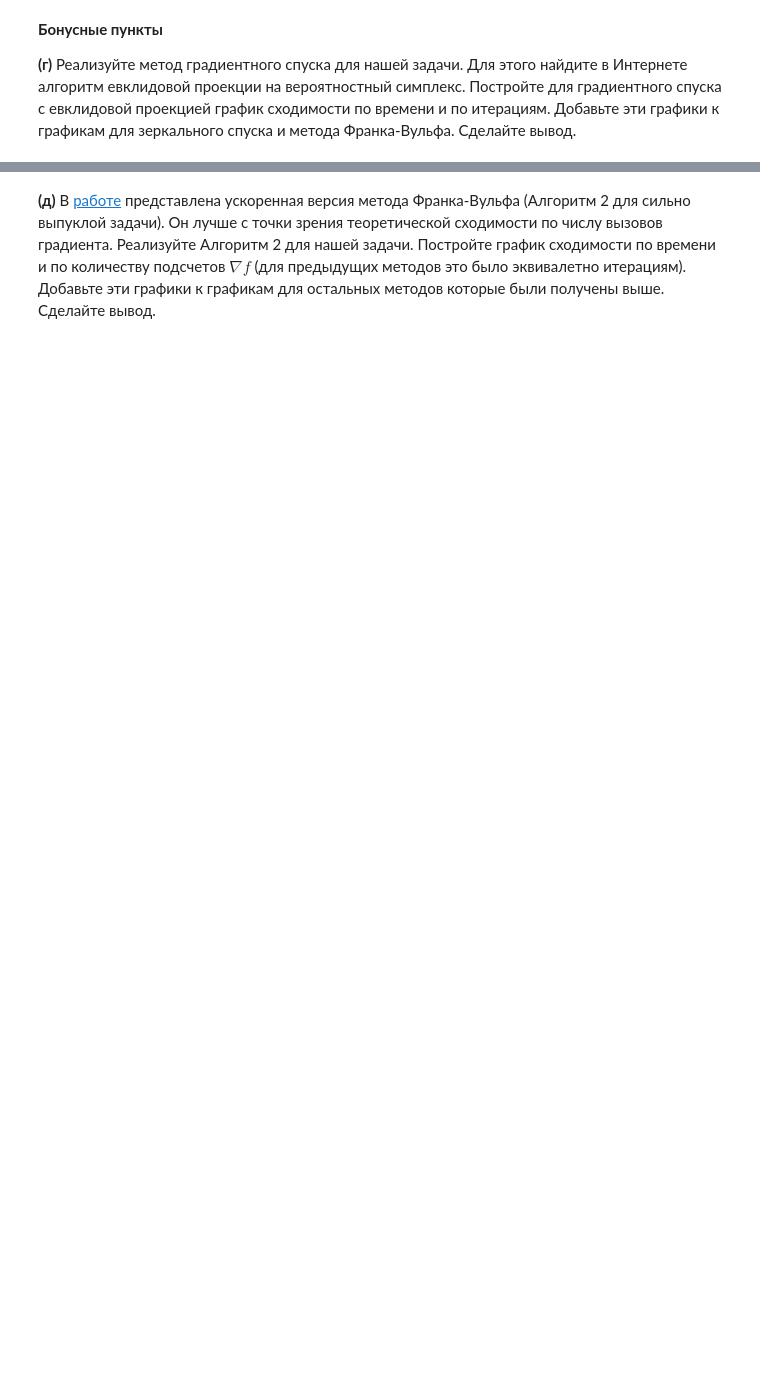
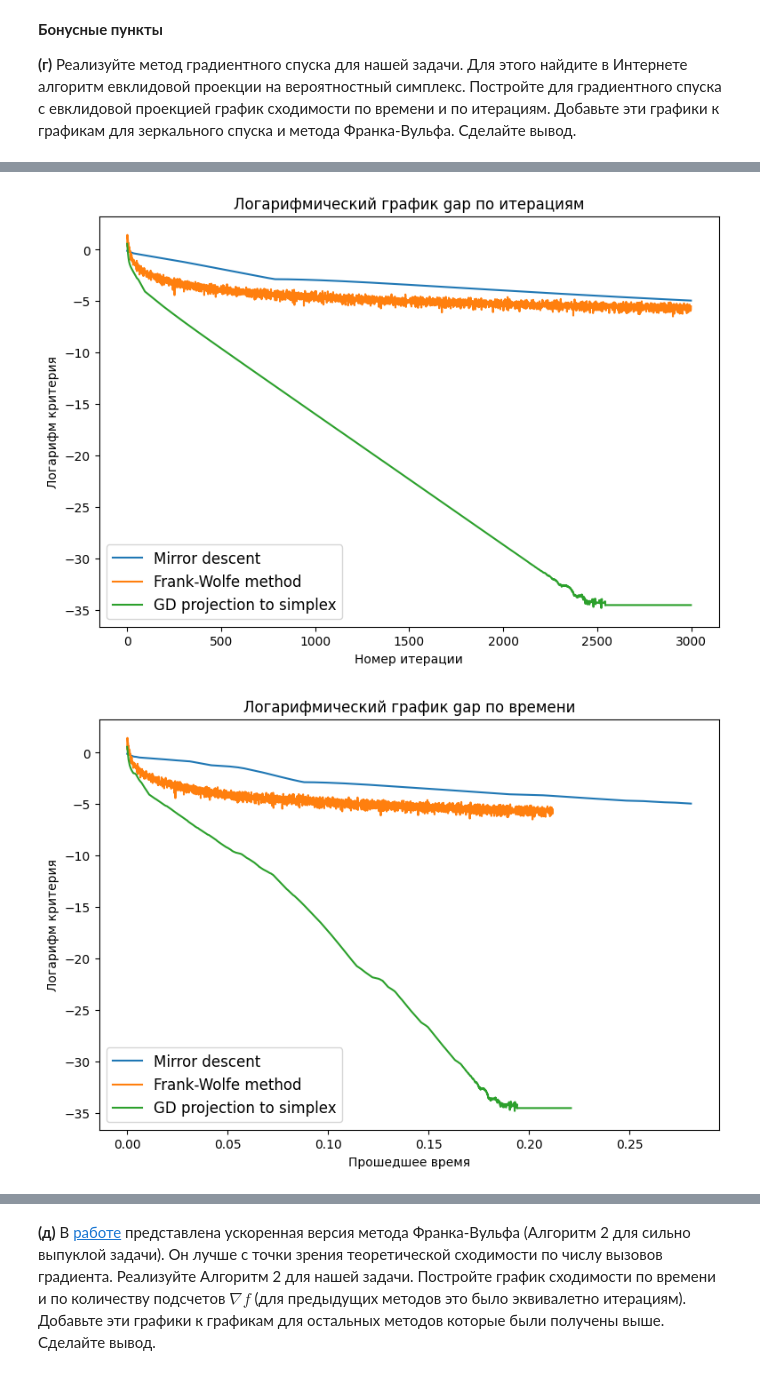
Before and after one commit to featztex/optimization, a Jupyter notebook: hw/Emelyanov_HW_4.ipynb, the cells around one changed output, grey strips where cells are left out. Drawn from its saved outputs; the diff is of its cells as text; code cells hidden in the pictures; blank space fills up the shorter version.

```diff
--- a/hw/Emelyanov_HW_4.ipynb
+++ b/hw/Emelyanov_HW_4.ipynb
@@ -228,2 +235,46 @@ __(г)__ Реализуйте метод градиентного спуска
 # %%
-#ответ
+# проекция на вероятностный симплекс
+def proj(x):
+    x_sort = sorted(x, reverse=True)
+    rho = 0
+    s = x_sort[0]
+    s_ans = s
+
+    for i in range(1, len(x_sort)):
+        s += x_sort[i]
+        if x_sort[i] + 1 / (i + 1) * (1 - s) > 0:
+            rho = i
+            s_ans = s
+
+    l = 1 / (rho + 1) * (1 - s_ans)
+    ans = np.zeros(len(x_sort))
+    for i in range(len(ans)):
+        ans[i] = max(x[i] + l, 0)
+    return ans
+# %%
+def grad_descent_proj(gamma=0.005, iters=2000):
+
+    x = np.random.uniform(low=0, high=1, size=(d,))
+    x = x / sum(x)
+    x_vals = [x]
+    f_vals = [f(x)]
+    times = [0.]
+    gaps = [gap(x)]
+
+    start = time.time()
+
+    for i in range(1, iters):
+        x = proj(x - gamma * grad(x))
+        x_vals.append(x)
+        f_vals.append(f(x))
+        times.append(time.time() - start)
+        gaps.append(gap(x))
+
+    return x_vals, f_vals, times, gaps
+# %%
+x3, f3, times3, gaps3 = grad_descent_proj(iters=iters)
+# %%
+risovach(times=[times1, times2, times3], gaps=[gaps1, gaps2, gaps3], labels=['Mirror descent', 'Frank-Wolfe method', 'GD projection to simplex'])
+# %% [output]
+[figure, added]
+[figure, added]
```
Also changed, not shown: parts of 18 cells of this notebook.
